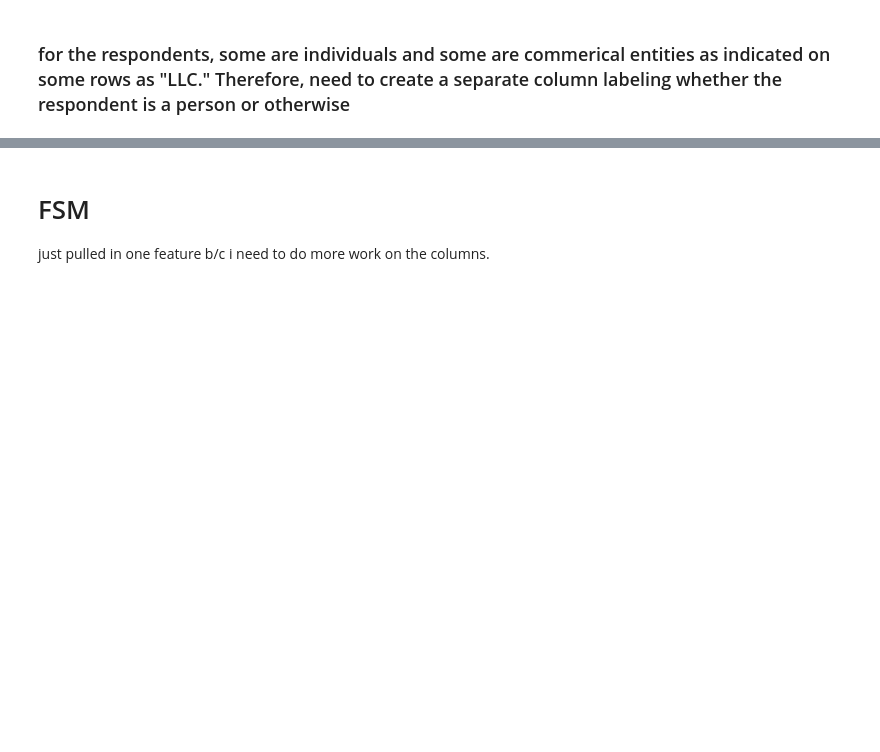
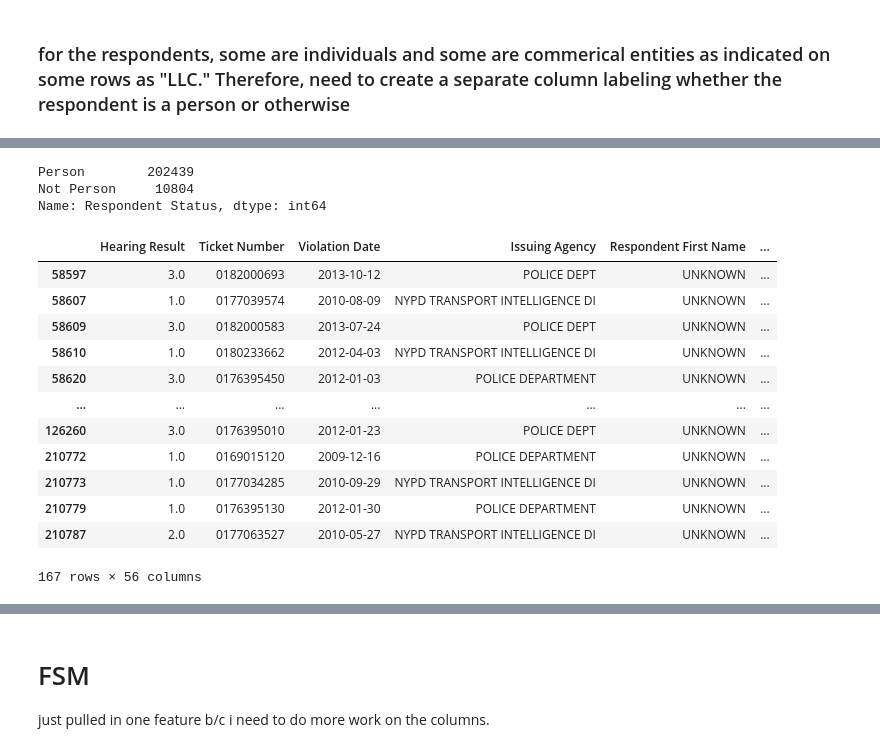
Before and after one commit to allisongao4015/oath_cases, a Jupyter notebook: 2ndNotebook.ipynb, the cells around one changed output, grey strips where cells are left out. Drawn from its saved outputs; the diff is of its cells as text; code cells hidden in the pictures; blank space fills up the shorter version.

```diff
--- a/2ndNotebook.ipynb
+++ b/2ndNotebook.ipynb
@@ -507,0 +824,4 @@ merged_train_df["Charge #1: Code Description"].value_counts()
+# %%
+pd.options.display.max_colwidth = 1000000
+pd.set_option('display.max_columns', 2000000000)
+merged_train_df.head(3)
@@ -507,0 +853,23 @@ merged_train_df["Charge #1: Code Description"].value_counts()
+# %%
+column_need_convert = ["Estimate!!Nonfamily households!!Median income (dollars)",
+            "Estimate!!Nonfamily households!!Mean income (dollars)",
+            "Estimate!!Nonfamily households!!Total!!Less than $10,000",
+            "Estimate!!Nonfamily households!!Total!!$10,000 to $14,999",
+            "Estimate!!Nonfamily households!!Total!!$15,000 to $24,999",
+            "Estimate!!Nonfamily households!!Total!!$25,000 to $34,999",
+            "Estimate!!Nonfamily households!!Total!!$35,000 to $49,999",
+            "Estimate!!Nonfamily households!!Total!!$50,000 to $74,999",
+
+
+
+           "Estimate!!Households!!Median income (dollars)",
+           "Estimate!!Households!!Mean income (dollars)",
+           "Estimate!!Households!!Total!!Less than $10,000",
+            "Estimate!!Households!!Total!!$10,000 to $14,999",
+            "Estimate!!Households!!Total!!$15,000 to $24,999",
+            "Estimate!!Households!!Total!!$25,000 to $34,999",
+            "Estimate!!Households!!Total!!$35,000 to $49,999",
+            "Estimate!!Households!!Total!!$50,000 to $74,999"]
+# %%
+for x in column_need_convert:
+    merged_train_df[x].fillna(merged_train_df[x].mean(), inplace=True)
@@ -598,7 +993,7 @@ merged_train_df['Respondent Last Name'] = merged_train_df['Respondent Last Name'
 # %%
 def get_word(my_string):
     for word in key_words_last_name:
-        for x in merged_df["Respondent Last Name"]:
+        for x in merged_train_df["Respondent Last Name"]:
             if word.lower() in my_string.lower():
                 return "Not Person"
             else:
@@ -610,4 +1009,22 @@ merged_train_df.sample(2)
 # %%
-merged_df['Respondent Status'].value_counts()
+merged_train_df['Respondent Status'].value_counts()
+# %% [output]
+Person        202439
+Not Person     10804
+Name: Respondent Status, dtype: int64
 # %%
-merged_df.loc[merged_df['Respondent Last Name'] == "NATIONAL GRID"]
+merged_train_df.loc[merged_train_df['Respondent Last Name'] == "NATIONAL GRID"]
+# %% [output]
+|  | Hearing Result | Ticket Number | Violation Date | Issuing Agency | Respondent First Name | ... |
+| 58597 | 3.0 | 0182000693 | 2013-10-12 | POLICE DEPT | UNKNOWN | ... |
+| 58607 | 1.0 | 0177039574 | 2010-08-09 | NYPD TRANSPORT INTELLIGENCE DI | UNKNOWN | ... |
+| 58609 | 3.0 | 0182000583 | 2013-07-24 | POLICE DEPT | UNKNOWN | ... |
+| 58610 | 1.0 | 0180233662 | 2012-04-03 | NYPD TRANSPORT INTELLIGENCE DI | UNKNOWN | ... |
+| 58620 | 3.0 | 0176395450 | 2012-01-03 | POLICE DEPARTMENT | UNKNOWN | ... |
+| ... | ... | ... | ... | ... | ... | ... |
+| 126260 | 3.0 | 0176395010 | 2012-01-23 | POLICE DEPT | UNKNOWN | ... |
+| 210772 | 1.0 | 0169015120 | 2009-12-16 | POLICE DEPARTMENT | UNKNOWN | ... |
+| 210773 | 1.0 | 0177034285 | 2010-09-29 | NYPD TRANSPORT INTELLIGENCE DI | UNKNOWN | ... |
+| 210779 | 1.0 | 0176395130 | 2012-01-30 | POLICE DEPARTMENT | UNKNOWN | ... |
+| 210787 | 2.0 | 0177063527 | 2010-05-27 | NYPD TRANSPORT INTELLIGENCE DI | UNKNOWN | ... |
+167 rows × 56 columns
```
Also changed, not shown: parts of 81 cells of this notebook.
